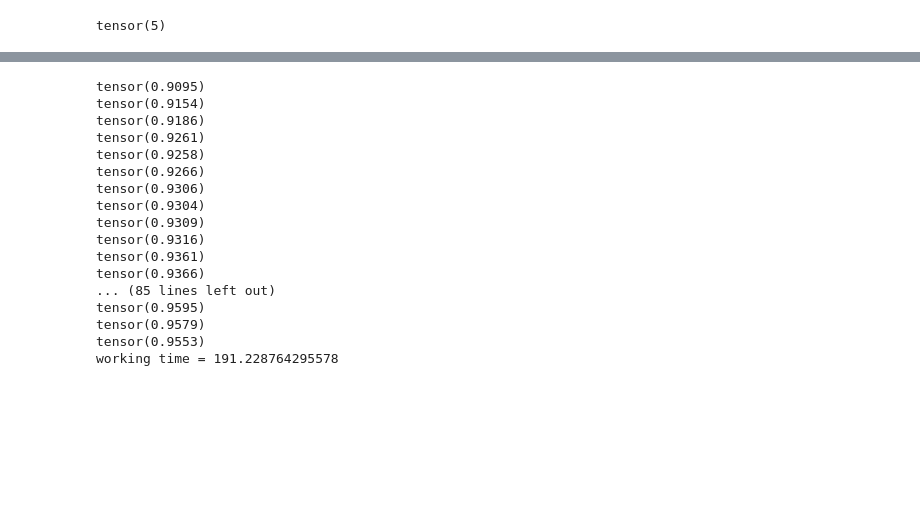
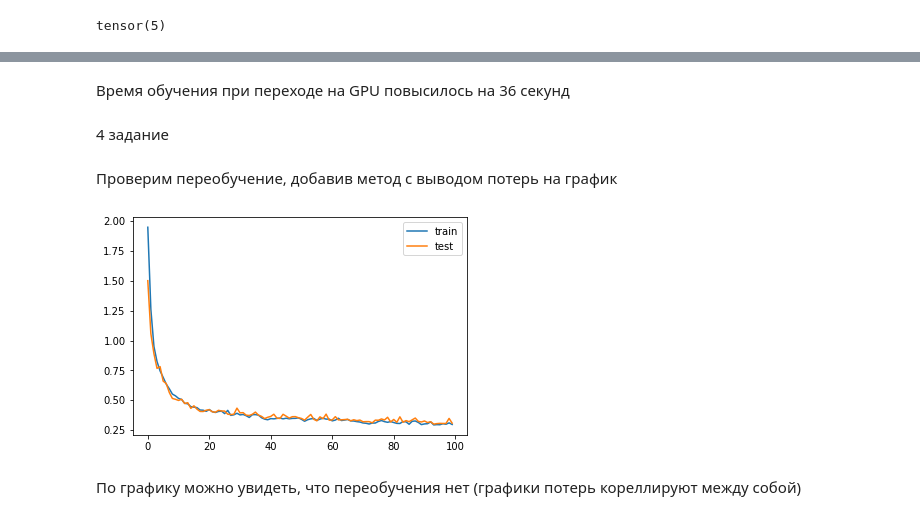
Before and after one commit to Asdaead/SPPR, a Jupyter notebook: Lab3.ipynb, the cells around one changed output, grey strips where cells are left out. Drawn from its saved outputs; the diff is of its cells as text; code cells hidden in the pictures; blank space fills up the shorter version.

```diff
--- a/Lab3.ipynb
+++ b/Lab3.ipynb
@@ -107,3 +71,0 @@ list(mnist_net.parameters())
-# %%
-loss = torch.nn.CrossEntropyLoss()
-optimizer = torch.optim.Adam(mnist_net.parameters(), lr=1.0e-3)
@@ -171,53 +236,6 @@ optimizer2 = torch.optim.Adam(mnist_net2.parameters(), lr=1.0e-3)
-# %%
-batch_size = 100
-test_accuracy_history = []
-test_loss_history = []
-
-X_test = X_test.to(device)
-y_test = y_test.to(device)
-
-start_time = time()
-for epoch in range(100):
-    order = np.random.permutation(len(X_train))
-
-    for start_index in range(0, len(X_train), batch_size):
-        optimizer2.zero_grad()
-
-        batch_indexes = order[start_index:start_index+batch_size]
-
-        X_batch = X_train[batch_indexes].to(device)
-        y_batch = y_train[batch_indexes].to(device)
-
-        preds = mnist_net2.forward(X_batch)
-
-        loss_value = loss(preds, y_batch)
-        loss_value.backward()
-
-        optimizer2.step()
-
-    test_preds = mnist_net2.forward(X_test)
-    test_loss_history.append(loss(test_preds, y_test))
-
-    accuracy = (test_preds.argmax(dim=1) == y_test).float().mean()
-    test_accuracy_history.append(accuracy)
-    print(accuracy)
-finish_time = time()
-print('working time = '+ str(finish_time - start_time))
-# %% [output]
-tensor(0.9095)
-tensor(0.9154)
-tensor(0.9186)
-tensor(0.9261)
-tensor(0.9258)
-tensor(0.9266)
-tensor(0.9306)
-tensor(0.9304)
-tensor(0.9309)
-tensor(0.9316)
-tensor(0.9361)
-tensor(0.9366)
-... (85 lines left out)
-tensor(0.9595)
-tensor(0.9579)
-tensor(0.9553)
-working time = 191.228764295578
+# %% [markdown]
+Время обучения при переходе на GPU повысилось на 36 секунд
+# %% [markdown]
+4 задание
+# %% [markdown]
+Проверим переобучение, добавив метод с выводом потерь на график
@@ -223,0 +282,10 @@ working time = 191.228764295578
+# %%
+import matplotlib.pyplot as plt
+device = torch.device('cuda:0')
+mnist_net = MNISTNet(20).to(device)
+optimizer = torch.optim.Adam(mnist_net.parameters(), lr=0.001)
+plotTrain(mnist_net,optimizer,X_train,y_train,X_test,y_test, device)
+# %% [output]
+[figure, added]
+# %% [markdown]
+По графику можно увидеть, что переобучения нет (графики потерь кореллируют между собой)
```
Also changed, not shown: parts of 22 cells of this notebook.
